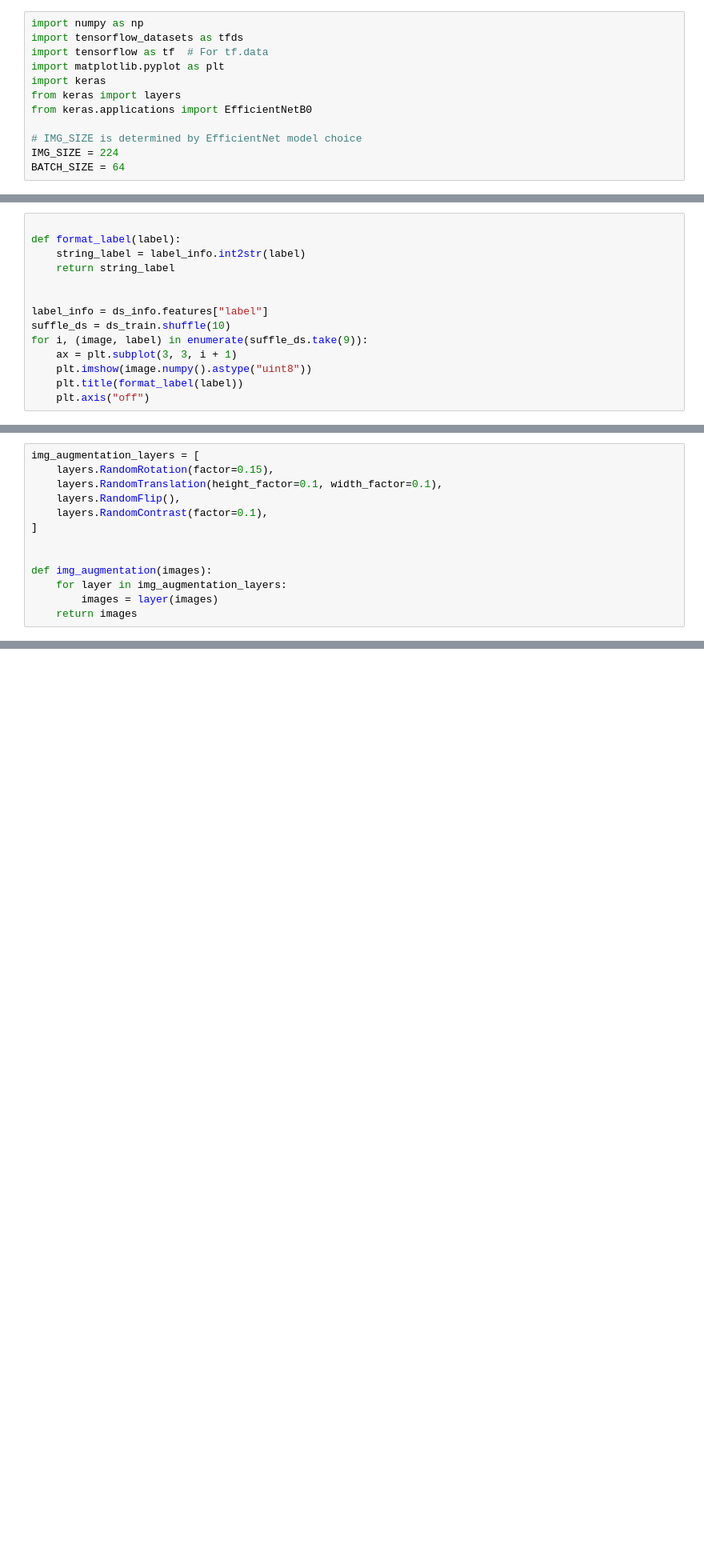
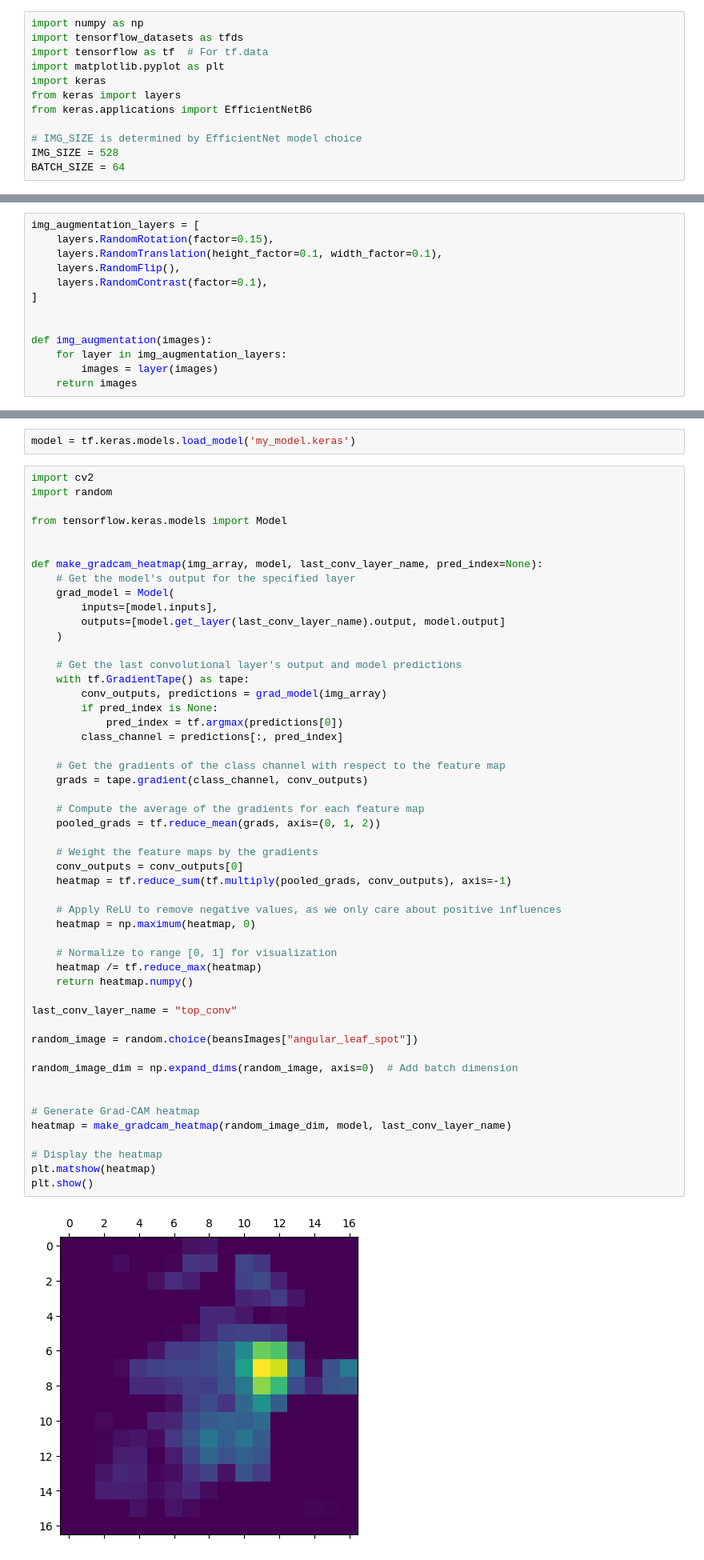
Before and after one commit to lotem85/beans-dataset-classification, a Jupyter notebook: EfficientNet.ipynb, the cells around one changed output, grey strips where cells are left out. Shown at 80% size. Cells and saved outputs as stored; diff of their text form; blank space fills up the shorter version.

Commit message:
add Grad-CAM and confusion_matrix

```diff
--- a/EfficientNet.ipynb
+++ b/EfficientNet.ipynb
@@ -5,8 +5,8 @@ import tensorflow as tf  # For tf.data
 import matplotlib.pyplot as plt
 import keras
 from keras import layers
-from keras.applications import EfficientNetB0
+from keras.applications import EfficientNetB6
 
 # IMG_SIZE is determined by EfficientNet model choice
-IMG_SIZE = 224
+IMG_SIZE = 528
 BATCH_SIZE = 64
@@ -38,14 +49,0 @@ WARNING:matplotlib.image:Clipping input data to the valid range for imshow with
-# %%
-
-def format_label(label):
-    string_label = label_info.int2str(label)
-    return string_label
-
-
-label_info = ds_info.features["label"]
-suffle_ds = ds_train.shuffle(10)
-for i, (image, label) in enumerate(suffle_ds.take(9)):
-    ax = plt.subplot(3, 3, i + 1)
-    plt.imshow(image.numpy().astype("uint8"))
-    plt.title(format_label(label))
-    plt.axis("off")
@@ -235,0 +212,55 @@ Epoch 25/25
+# %%
+model = tf.keras.models.load_model('my_model.keras')
+# %%
+import cv2
+import random
+
+from tensorflow.keras.models import Model
+
+
+def make_gradcam_heatmap(img_array, model, last_conv_layer_name, pred_index=None):
+    # Get the model's output for the specified layer
+    grad_model = Model(
+        inputs=[model.inputs],
+        outputs=[model.get_layer(last_conv_layer_name).output, model.output]
+    )
+
+    # Get the last convolutional layer's output and model predictions
+    with tf.GradientTape() as tape:
+        conv_outputs, predictions = grad_model(img_array)
+        if pred_index is None:
+            pred_index = tf.argmax(predictions[0])
+        class_channel = predictions[:, pred_index]
+
+    # Get the gradients of the class channel with respect to the feature map
+    grads = tape.gradient(class_channel, conv_outputs)
+
+    # Compute the average of the gradients for each feature map
+    pooled_grads = tf.reduce_mean(grads, axis=(0, 1, 2))
+
+    # Weight the feature maps by the gradients
+    conv_outputs = conv_outputs[0]
+    heatmap = tf.reduce_sum(tf.multiply(pooled_grads, conv_outputs), axis=-1)
+
+    # Apply ReLU to remove negative values, as we only care about positive influences
+    heatmap = np.maximum(heatmap, 0)
+
+    # Normalize to range [0, 1] for visualization
+    heatmap /= tf.reduce_max(heatmap)
+    return heatmap.numpy()
+
+last_conv_layer_name = "top_conv"
+
+random_image = random.choice(beansImages["angular_leaf_spot"])
+
+random_image_dim = np.expand_dims(random_image, axis=0)  # Add batch dimension
+
+
+# Generate Grad-CAM heatmap
+heatmap = make_gradcam_heatmap(random_image_dim, model, last_conv_layer_name)
+
+# Display the heatmap
+plt.matshow(heatmap)
+plt.show()
+# %% [output]
+[figure, added]
```
Also changed, not shown: parts of 17 cells of this notebook.
